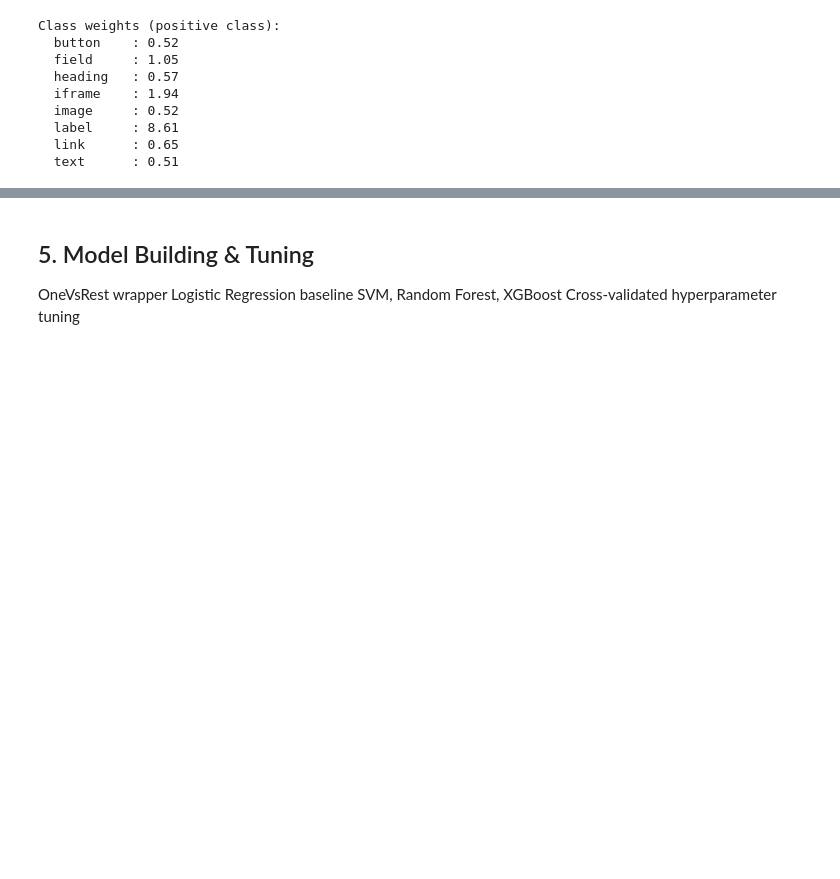
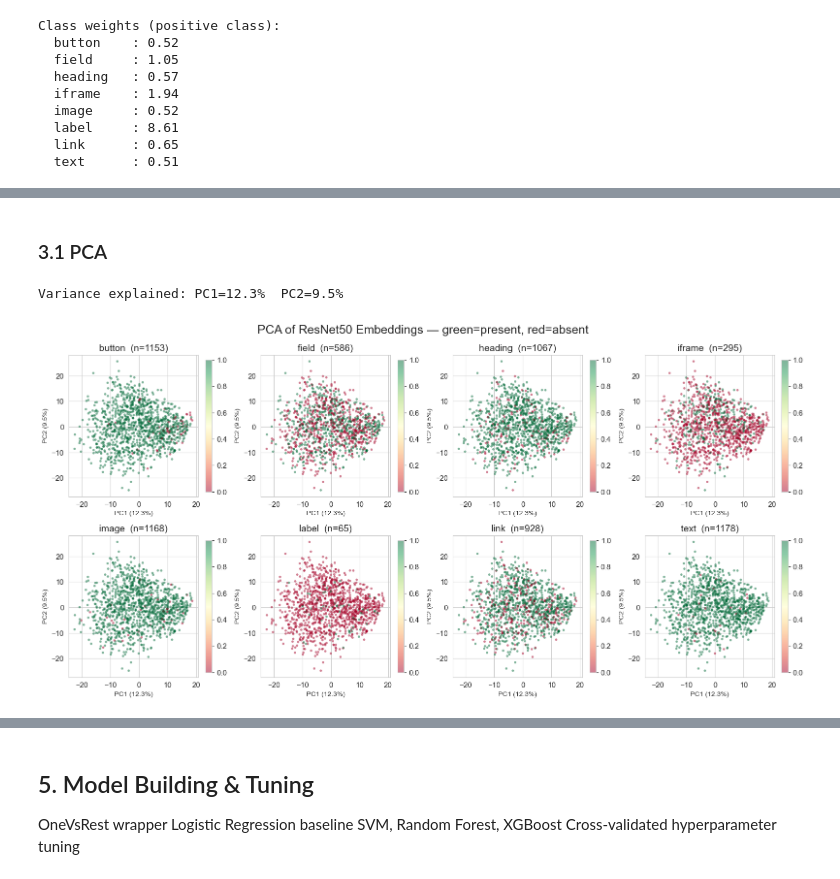
Before and after one commit to isx9/webpage-element-classifier, a Jupyter notebook: webpage_ui_element_classification.ipynb, the cells around one changed output, grey strips where cells are left out. Cells and saved outputs as stored; diff of their text form; code cells hidden in the pictures; blank space fills up the shorter version.

```diff
--- a/webpage_ui_element_classification.ipynb
+++ b/webpage_ui_element_classification.ipynb
@@ -446,0 +439,28 @@ Hierarchical clustering
+# %% [markdown]
+### 3.1 PCA
+# %%
+pca = PCA(n_components=2, random_state=RANDOM_SEED) # pca object that will reduce dimensionality down to 2
+X_pca = pca.fit_transform(X_all_emb) # applies pca to the full embedding matrix
+explained = pca.explained_variance_ratio_ * 100 # percentage of total variance of each component
+
+print(f"Variance explained: PC1={explained[0]:.1f}%  PC2={explained[1]:.1f}%")
+
+fig, axes = plt.subplots(2, 4, figsize=(16, 8))
+for idx, cls in enumerate(CLASSES):
+    ax = axes[idx // 4, idx % 4]
+    # Draws a scatter plot of all 1206 images in 2D pca space
+    sc = ax.scatter(X_pca[:, 0], X_pca[:, 1],
+                    c=y_all[:, idx], cmap='RdYlGn',
+                    alpha=0.5, s=12, linewidths=0)
+    ax.set_title(f'{cls}  (n={int(y_all[:, idx].sum())})', fontsize=14)
+    ax.set_xlabel(f'PC1 ({explained[0]:.1f}%)', fontsize=10)
+    ax.set_ylabel(f'PC2 ({explained[1]:.1f}%)', fontsize=10)
+    plt.colorbar(sc, ax=ax, fraction=0.046)
+
+plt.suptitle('PCA of ResNet50 Embeddings — green=present, red=absent', fontsize=18)
+plt.tight_layout()
+plt.savefig(os.path.join(FIG_DIR, 'pca_embeddings.png'), dpi=150, bbox_inches='tight')
+plt.show()
+# %% [output]
+Variance explained: PC1=12.3%  PC2=9.5%
+[figure, added]
```
Also changed, not shown: parts of 10 cells of this notebook, 3 other files.
